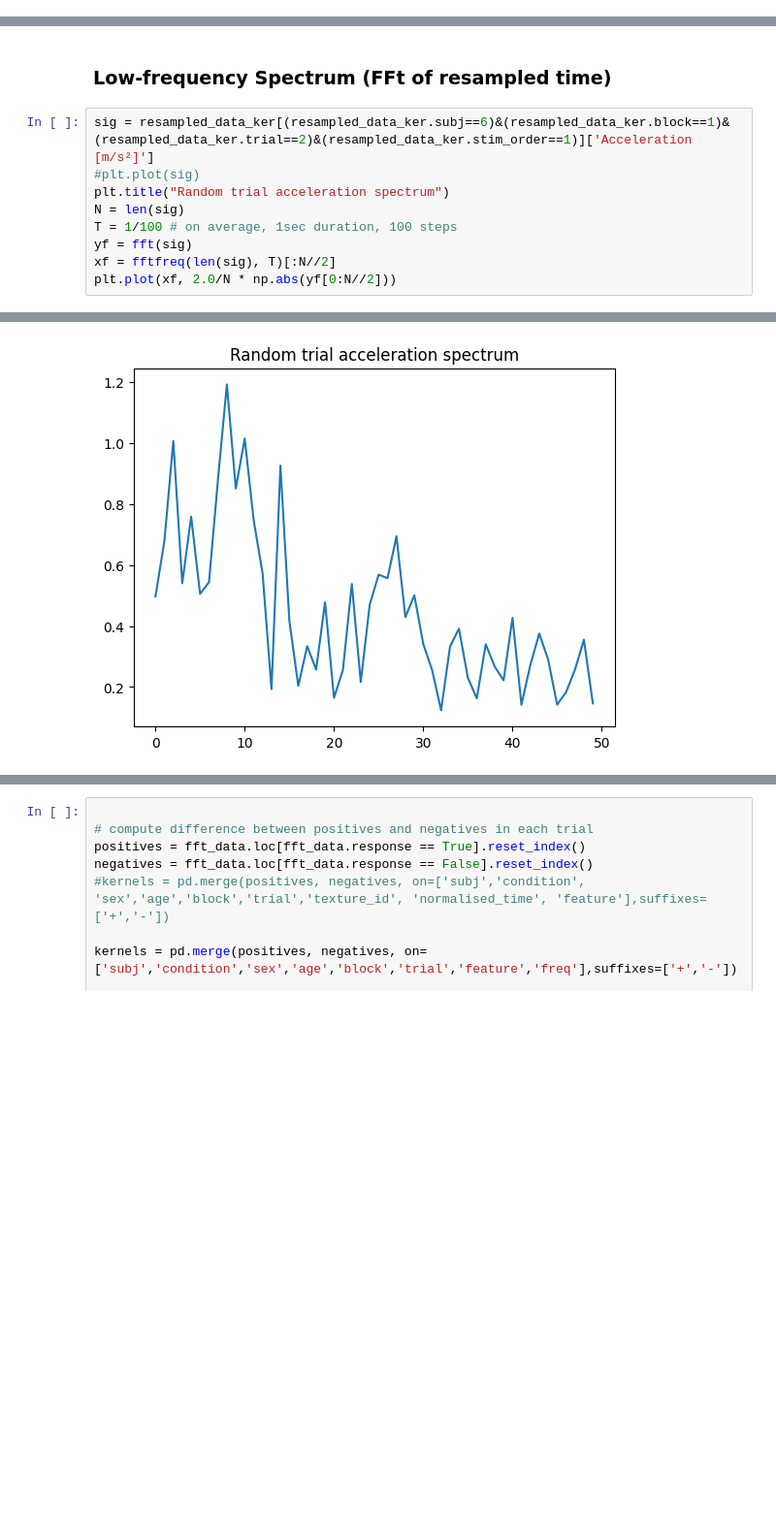
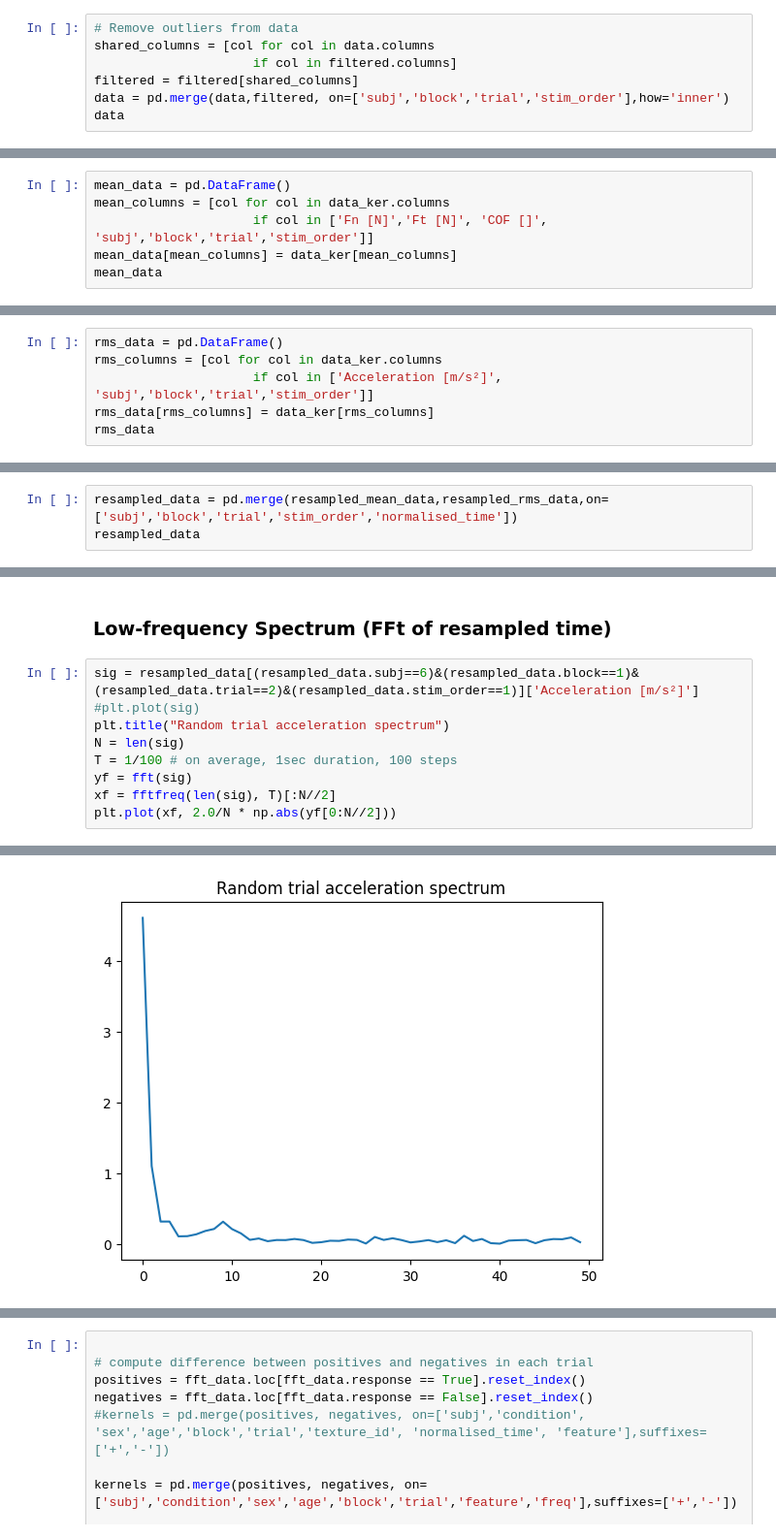
Before and after one commit to neuro-team-femto/revtact, a Jupyter notebook: analysis/analysis_beha_meca.ipynb, the cells around one changed output, grey strips where cells are left out. Shown at 97% size. Drawn from its saved outputs; the diff is of its cells as text; blank space fills up the shorter version.

```diff
--- a/analysis/analysis_beha_meca.ipynb
+++ b/analysis/analysis_beha_meca.ipynb
@@ -117,0 +115,7 @@ data
+# %%
+# Remove outliers from data
+shared_columns = [col for col in data.columns
+                     if col in filtered.columns]
+filtered = filtered[shared_columns]
+data = pd.merge(data,filtered, on=['subj','block','trial','stim_order'],how='inner')
+data
@@ -198,0 +203,6 @@ data_ker
+# %%
+mean_data = pd.DataFrame()
+mean_columns = [col for col in data_ker.columns
+                     if col in ['Fn [N]','Ft [N]', 'COF []', 'subj','block','trial','stim_order']]
+mean_data[mean_columns] = data_ker[mean_columns]
+mean_data
@@ -245,0 +309,6 @@ resampled_data_ker
+# %%
+rms_data = pd.DataFrame()
+rms_columns = [col for col in data_ker.columns
+                     if col in ['Acceleration [m/s²]', 'subj','block','trial','stim_order']]
+rms_data[rms_columns] = data_ker[rms_columns]
+rms_data
@@ -245,0 +386,3 @@ resampled_data_ker
+# %%
+resampled_data = pd.merge(resampled_mean_data,resampled_rms_data,on=['subj','block','trial','stim_order','normalised_time'])
+resampled_data
@@ -407,17 +531,17 @@ from scipy.fft import fft, fftfreq
 # %% [markdown]
 ### Low-frequency Spectrum (FFt of resampled time)
 # %%
-sig = resampled_data_ker[(resampled_data_ker.subj==6)&(resampled_data_ker.block==1)&(resampled_data_ker.trial==2)&(resampled_data_ker.stim_order==1)]['Acceleration [m/s²]']
+sig = resampled_data[(resampled_data.subj==6)&(resampled_data.block==1)&(resampled_data.trial==2)&(resampled_data.stim_order==1)]['Acceleration [m/s²]']
 #plt.plot(sig)
 plt.title("Random trial acceleration spectrum")
 N = len(sig)
 T = 1/100 # on average, 1sec duration, 100 steps
 yf = fft(sig)
 xf = fftfreq(len(sig), T)[:N//2]
 plt.plot(xf, 2.0/N * np.abs(yf[0:N//2]))
 # %% [output]
 [<matplotlib.lines.Line2D at 0x...>]
-[figure, old version]
+[figure, new version]
 # %%
 def extract_fft(group):
     n = len(group)  # a group is a single mechanical signal
```
Also changed, not shown: parts of 66 cells of this notebook, 1 other file.
